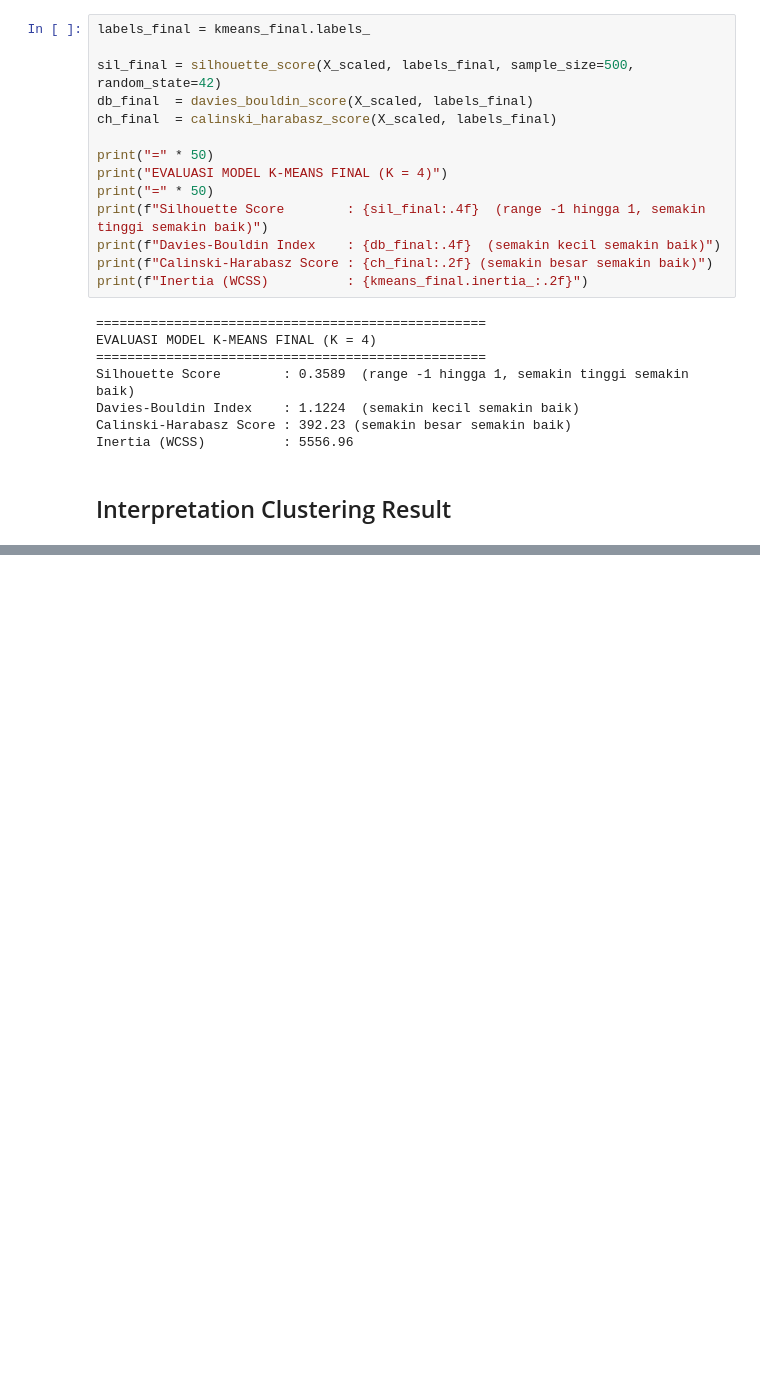
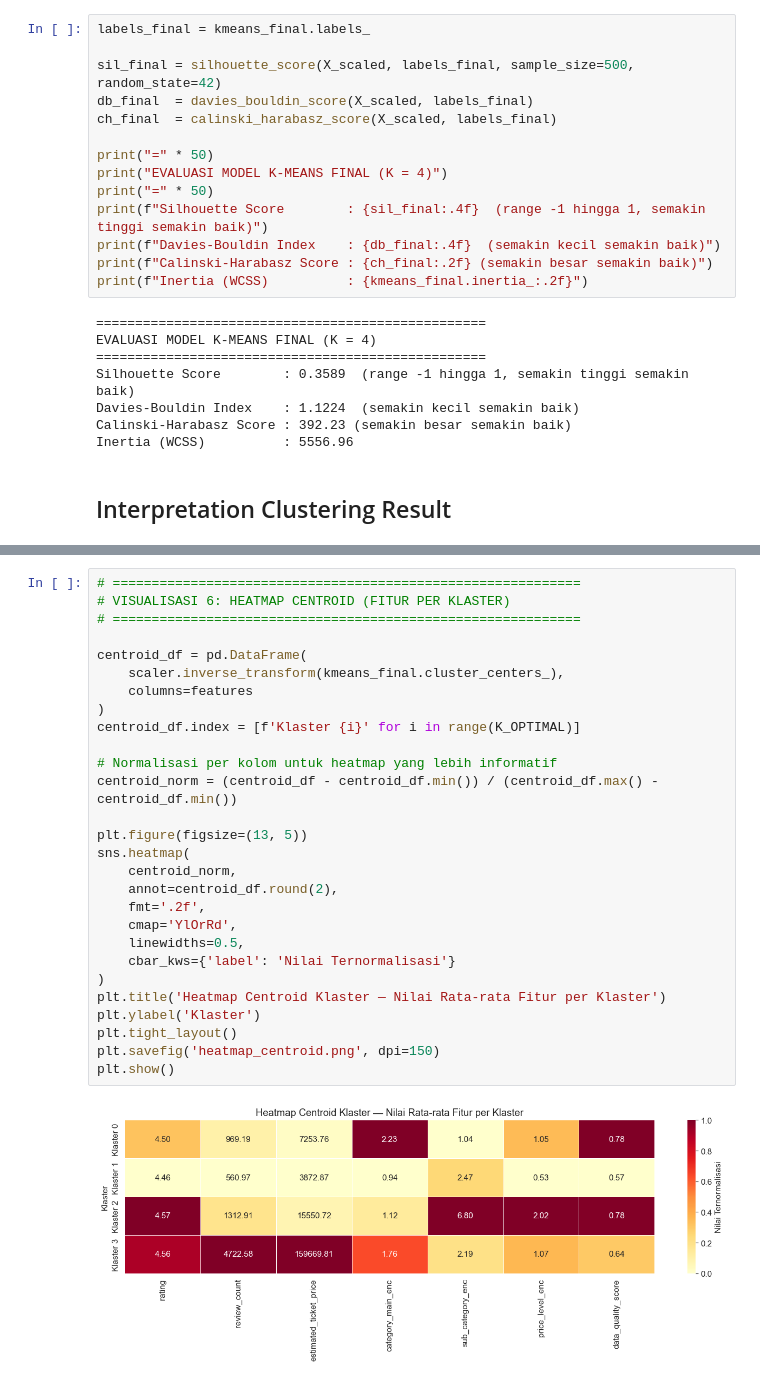
Before and after one commit to agungtrisutaji/balinavi-smart-travel, a Jupyter notebook: notebooks/02_clusterring.ipynb, the cells around one changed output, grey strips where cells are left out. Drawn from its saved outputs; the diff is of its cells as text; blank space fills up the shorter version.

```diff
--- a/notebooks/02_clusterring.ipynb
+++ b/notebooks/02_clusterring.ipynb
@@ -314,0 +476,30 @@ Inertia (WCSS)          : 5556.96
+# %%
+# ============================================================
+# VISUALISASI 6: HEATMAP CENTROID (FITUR PER KLASTER)
+# ============================================================
+
+centroid_df = pd.DataFrame(
+    scaler.inverse_transform(kmeans_final.cluster_centers_),
+    columns=features
+)
+centroid_df.index = [f'Klaster {i}' for i in range(K_OPTIMAL)]
+
+# Normalisasi per kolom untuk heatmap yang lebih informatif
+centroid_norm = (centroid_df - centroid_df.min()) / (centroid_df.max() - centroid_df.min())
+
+plt.figure(figsize=(13, 5))
+sns.heatmap(
+    centroid_norm,
+    annot=centroid_df.round(2),
+    fmt='.2f',
+    cmap='YlOrRd',
+    linewidths=0.5,
+    cbar_kws={'label': 'Nilai Ternormalisasi'}
+)
+plt.title('Heatmap Centroid Klaster — Nilai Rata-rata Fitur per Klaster')
+plt.ylabel('Klaster')
+plt.tight_layout()
+plt.savefig('heatmap_centroid.png', dpi=150)
+plt.show()
+# %% [output]
+[figure, added]
```
Also changed, not shown: parts of 5 cells of this notebook, 5 other files.
